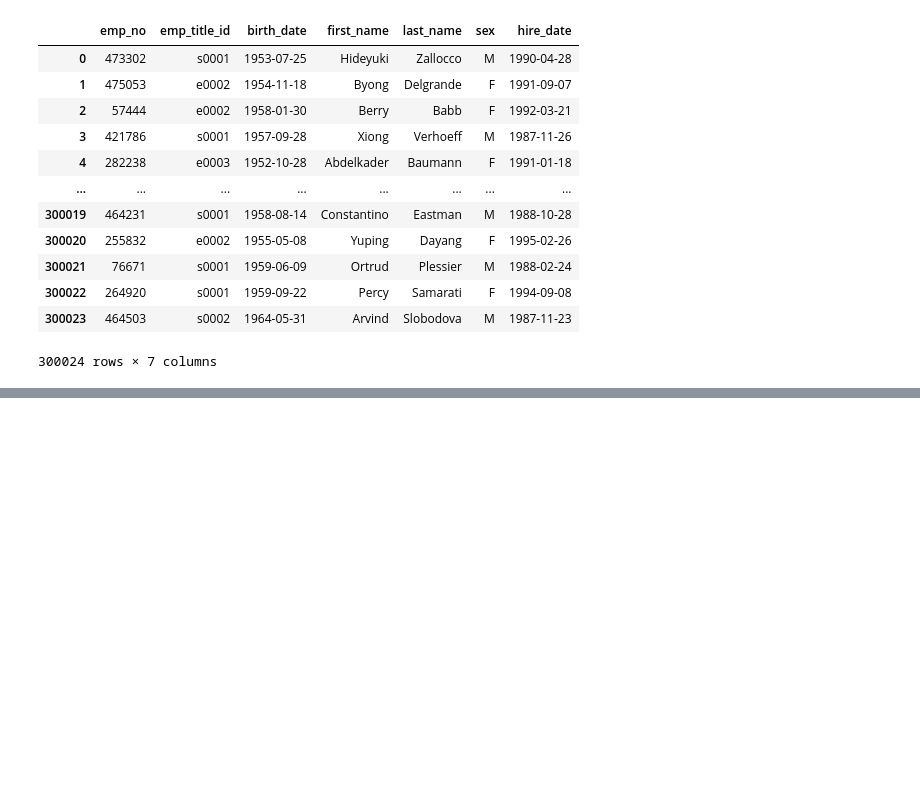
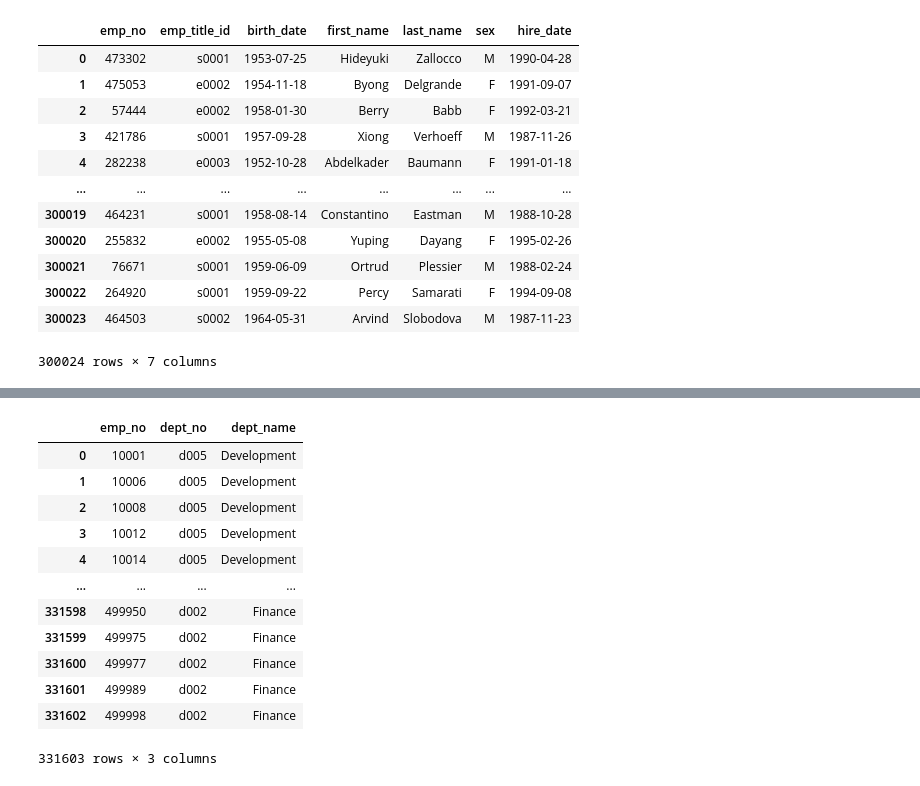
Before and after one commit to SanaRogers/sql-challenge, a Jupyter notebook: Untitled.ipynb, the cells around one changed output, grey strips where cells are left out. Saved outputs shown, nothing was run; the diff lists cells and outputs as text; code cells hidden in the pictures; blank space fills up the shorter version.

```diff
--- a/Untitled.ipynb
+++ b/Untitled.ipynb
@@ -26,0 +66,17 @@ employees
+# %%
+dept_merge = pd.merge(demp_emp,departments, on = ["dept_no"])
+dept_merge
+# %% [output]
+|  | emp_no | dept_no | dept_name |
+| 0 | 10001 | d005 | Development |
+| 1 | 10006 | d005 | Development |
+| 2 | 10008 | d005 | Development |
+| 3 | 10012 | d005 | Development |
+| 4 | 10014 | d005 | Development |
+| ... | ... | ... | ... |
+| 331598 | 499950 | d002 | Finance |
+| 331599 | 499975 | d002 | Finance |
+| 331600 | 499977 | d002 | Finance |
+| 331601 | 499989 | d002 | Finance |
+| 331602 | 499998 | d002 | Finance |
+331603 rows × 3 columns
```
Also changed, not shown: parts of 8 cells of this notebook.
